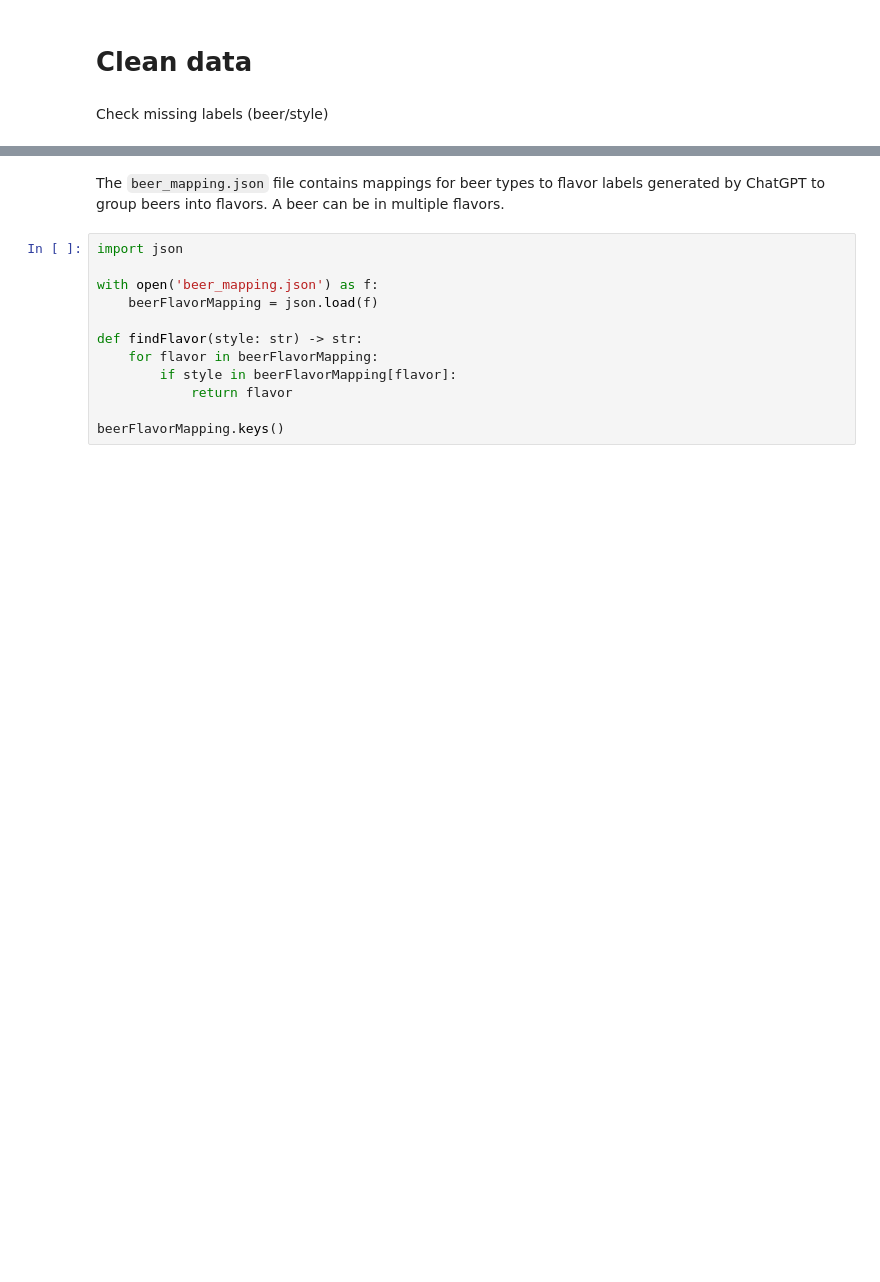
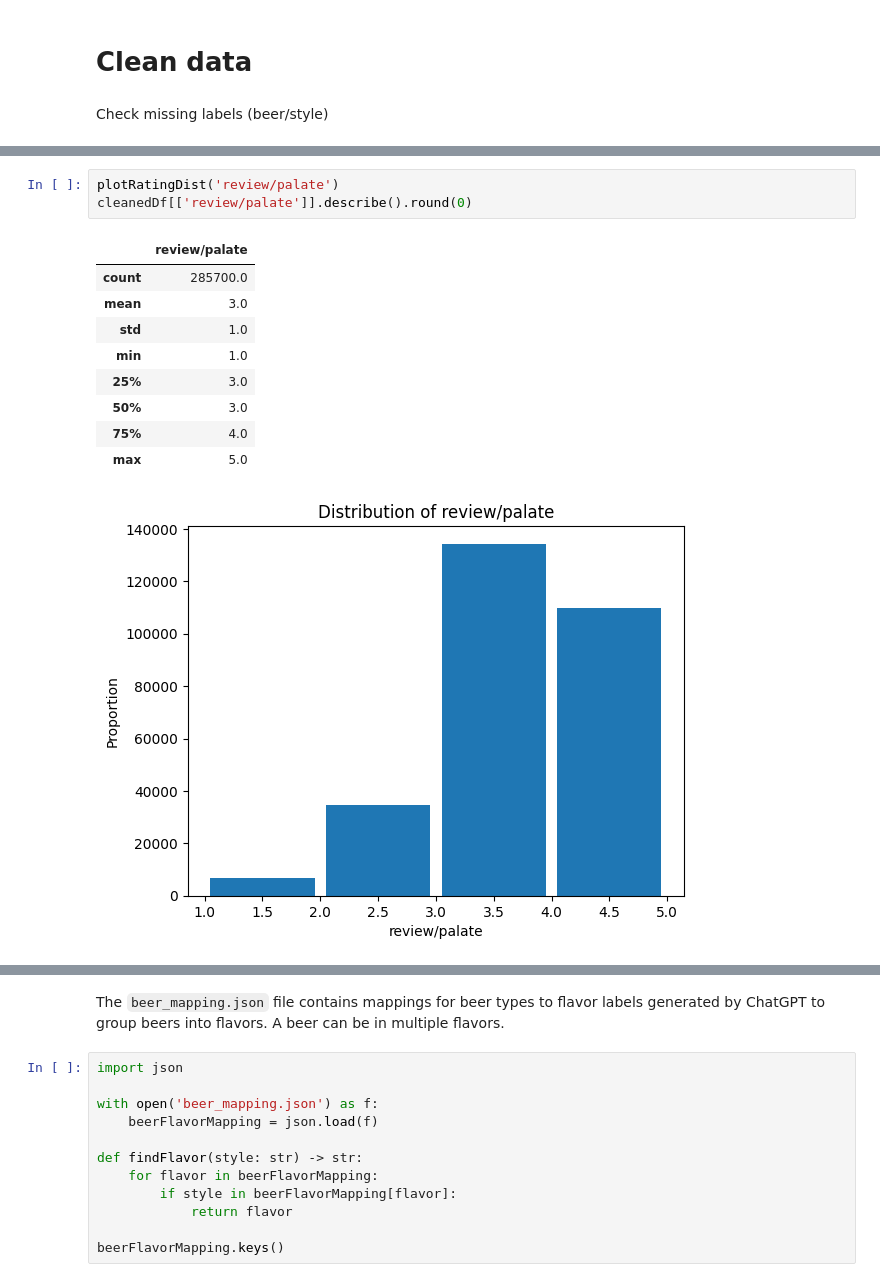
Before and after one commit to EdwardLinS/CSE158-BryanEdwardJesse, a Jupyter notebook: beers/notebook.ipynb, the cells around one changed output, grey strips where cells are left out. Cells and saved outputs as stored; diff of their text form; blank space fills up the shorter version.

```diff
--- a/beers/notebook.ipynb
+++ b/beers/notebook.ipynb
@@ -82,0 +204,14 @@ len(styles), len(no_style)
+# %%
+plotRatingDist('review/palate')
+cleanedDf[['review/palate']].describe().round(0)
+# %% [output]
+|  | review/palate |
+| count | 285700.0 |
+| mean | 3.0 |
+| std | 1.0 |
+| min | 1.0 |
+| 25% | 3.0 |
+| 50% | 3.0 |
+| 75% | 4.0 |
+| max | 5.0 |
+[figure, added]
```
Also changed, not shown: parts of 37 cells of this notebook, 1 other file.
